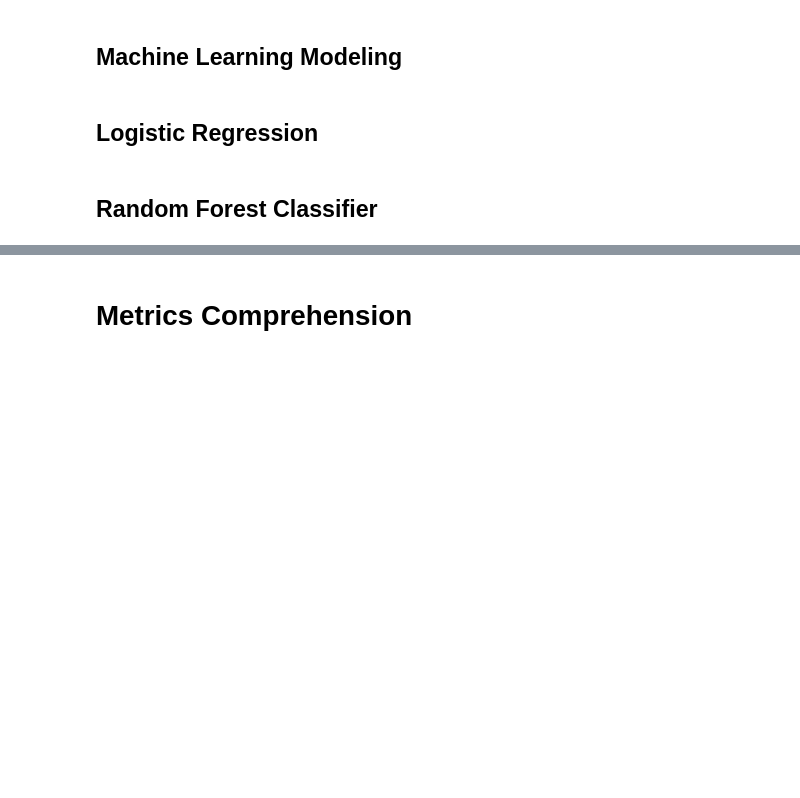
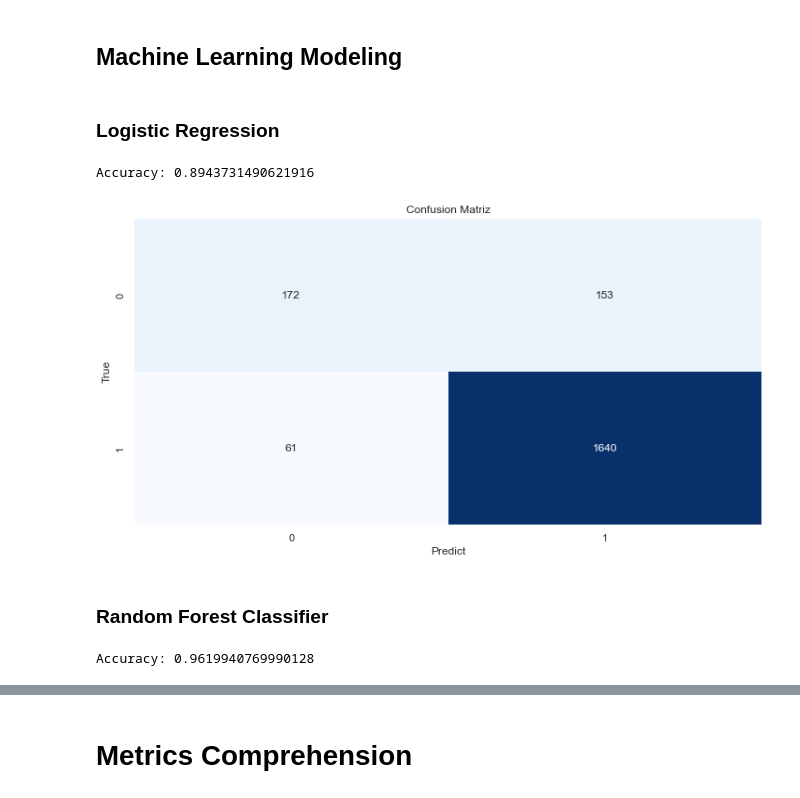
Before and after one commit to leonardoccarv/ChurnBankDetection, a Jupyter notebook: ChurnBankDetection.ipynb, the cells around one changed output, grey strips where cells are left out. Drawn from its saved outputs; the diff is of its cells as text; code cells hidden in the pictures; blank space fills up the shorter version.

Commit message:
models training

```diff
--- a/ChurnBankDetection.ipynb
+++ b/ChurnBankDetection.ipynb
@@ -681,7 +663,50 @@ best_cols_boruta = ['customer_age', 'months_on_book',
                     'card_change_freq', 'contact_intensity']
 # %% [markdown]
 ## Machine Learning Modeling
+# %%
+# X are the features and y is the target variable (churn or not churn)
+X = df4[best_cols_boruta].values
+y = df3['attrition_flag'].values
+
+# Dividing the data into training and testing (80% training, 20% testing)
+X_train, X_test, y_train, y_test = train_test_split(X, y, test_size=0.2, random_state=42, stratify=y)
 # %% [markdown]
-## Logistic Regression
+### Logistic Regression
+# %%
+# model
+lr = LogisticRegression(random_state=42)
+lr.fit(X_train, y_train)
+
+# prediction
+y_pred_lr = lr.predict(X_test)
+
+accuracy = accuracy_score(y_test, y_pred_lr)
+print(f"Accuracy: {accuracy}")
+# %% [output]
+Accuracy: 0.8943731490621916
+# %%
+# Making the Confusion Matrix
+cm = confusion_matrix(y_test, y_pred_lr)
+
+# Plot confusion matriz
+sns.heatmap(cm, annot=True, fmt="d", cmap="Blues", cbar=False)
+plt.title("Confusion Matriz")
+plt.xlabel("Predict")
+plt.ylabel("True")
+plt.show()
+# %% [output]
+[figure, added]
 # %% [markdown]
-## Random Forest Classifier
+### Random Forest Classifier
+# %%
+# model
+rf = RandomForestClassifier(random_state=42)
+rf.fit(X_train, y_train)
+
+# prediction
+y_pred_rf = rf.predict(X_test)
+
+accuracy = accuracy_score(y_test, y_pred_rf)
+print(f"Accuracy: {accuracy}")
+# %% [output]
+Accuracy: 0.9619940769990128
```
Also changed, not shown: parts of 16 cells of this notebook.
